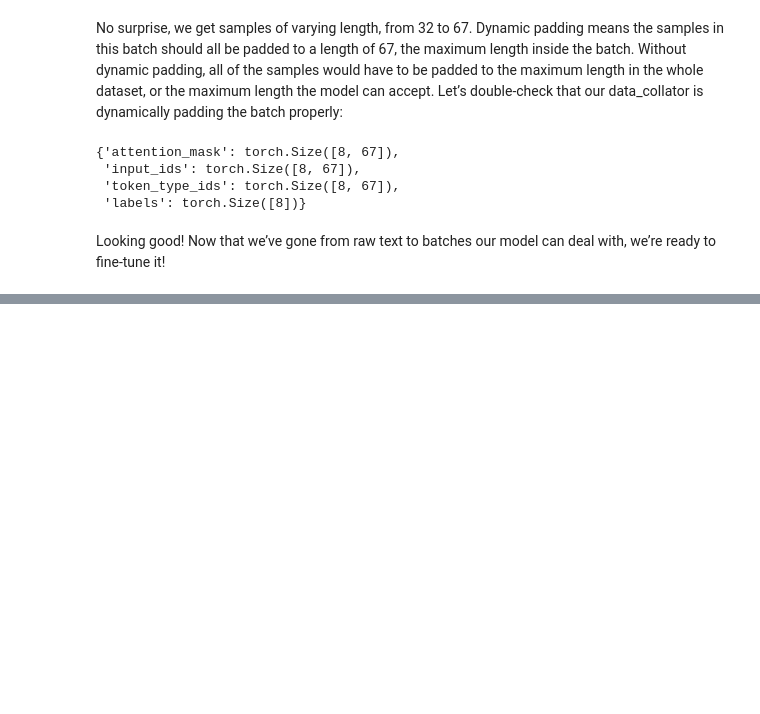
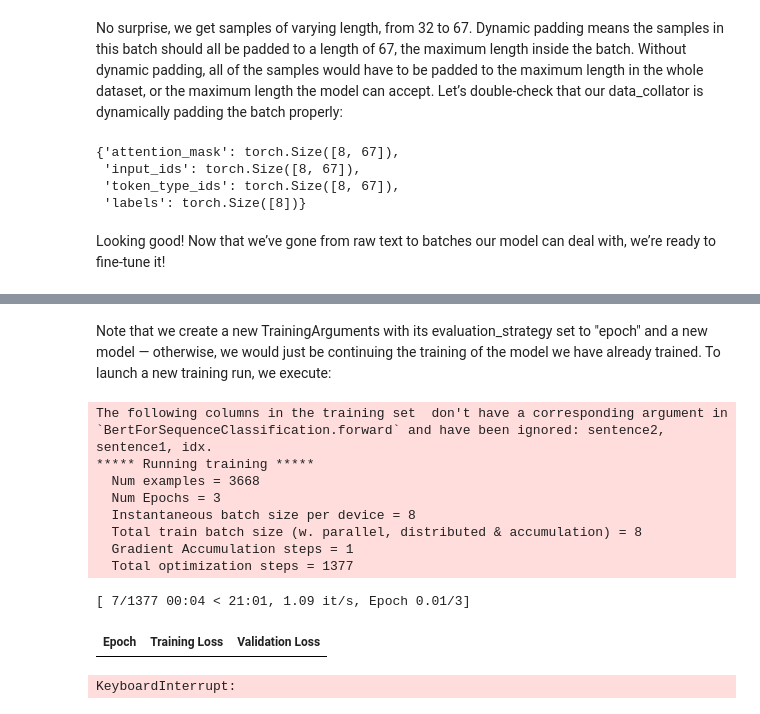
Before and after one commit to dbustosp/transformers_study, a Jupyter notebook: notebooks/fine_tunning.ipynb, the cells around one changed output, grey strips where cells are left out. Saved outputs shown, nothing was run; the diff lists cells and outputs as text; code cells hidden in the pictures; blank space fills up the shorter version.

```diff
--- a/notebooks/fine_tunning.ipynb
+++ b/notebooks/fine_tunning.ipynb
@@ -216,0 +296,3 @@ Looking good! Now that we’ve gone from raw text to batches our model can deal
+# %%
+predictions = trainer.predict(tokenized_datasets["validation"])
+print(predictions.predictions.shape, predictions.label_ids.shape)
@@ -216,0 +316,5 @@ Looking good! Now that we’ve gone from raw text to batches our model can deal
+# %%
+from datasets import load_metric
+
+metric = load_metric("glue", "mrpc")
+metric.compute(predictions=preds, references=predictions.label_ids)
@@ -216,0 +325,6 @@ Looking good! Now that we’ve gone from raw text to batches our model can deal
+# %%
+def compute_metrics(eval_preds):
+    metric = load_metric("glue", "mrpc")
+    logits, labels = eval_preds
+    predictions = np.argmax(logits, axis=-1)
+    return metric.compute(predictions=predictions, references=labels)
@@ -216,0 +333,13 @@ Looking good! Now that we’ve gone from raw text to batches our model can deal
+# %%
+training_args = TrainingArguments("test-trainer", evaluation_strategy="epoch")
+model = AutoModelForSequenceClassification.from_pretrained(checkpoint, num_labels=2)
+
+trainer = Trainer(
+    model,
+    training_args,
+    train_dataset=tokenized_datasets["train"],
+    eval_dataset=tokenized_datasets["validation"],
+    data_collator=data_collator,
+    tokenizer=tokenizer,
+    compute_metrics=compute_metrics,
+)
@@ -216,0 +364,16 @@ Looking good! Now that we’ve gone from raw text to batches our model can deal
+# %% [markdown]
+Note that we create a new TrainingArguments with its evaluation_strategy set to "epoch" and a new model — otherwise, we would just be continuing the training of the model we have already trained. To launch a new training run, we execute:
+# %%
+trainer.train()
+# %% [output]
+The following columns in the training set  don't have a corresponding argument in `BertForSequenceClassification.forward` and have been ignored: sentence2, sentence1, idx.
+***** Running training *****
+  Num examples = 3668
+  Num Epochs = 3
+  Instantaneous batch size per device = 8
+  Total train batch size (w. parallel, distributed & accumulation) = 8
+  Gradient Accumulation steps = 1
+  Total optimization steps = 1377
+[ 7/1377 00:04 < 21:01, 1.09 it/s, Epoch 0.01/3]
+| Epoch | Training Loss | Validation Loss |
+KeyboardInterrupt:
```
Also changed, not shown: parts of 18 cells of this notebook, 1 other file.
